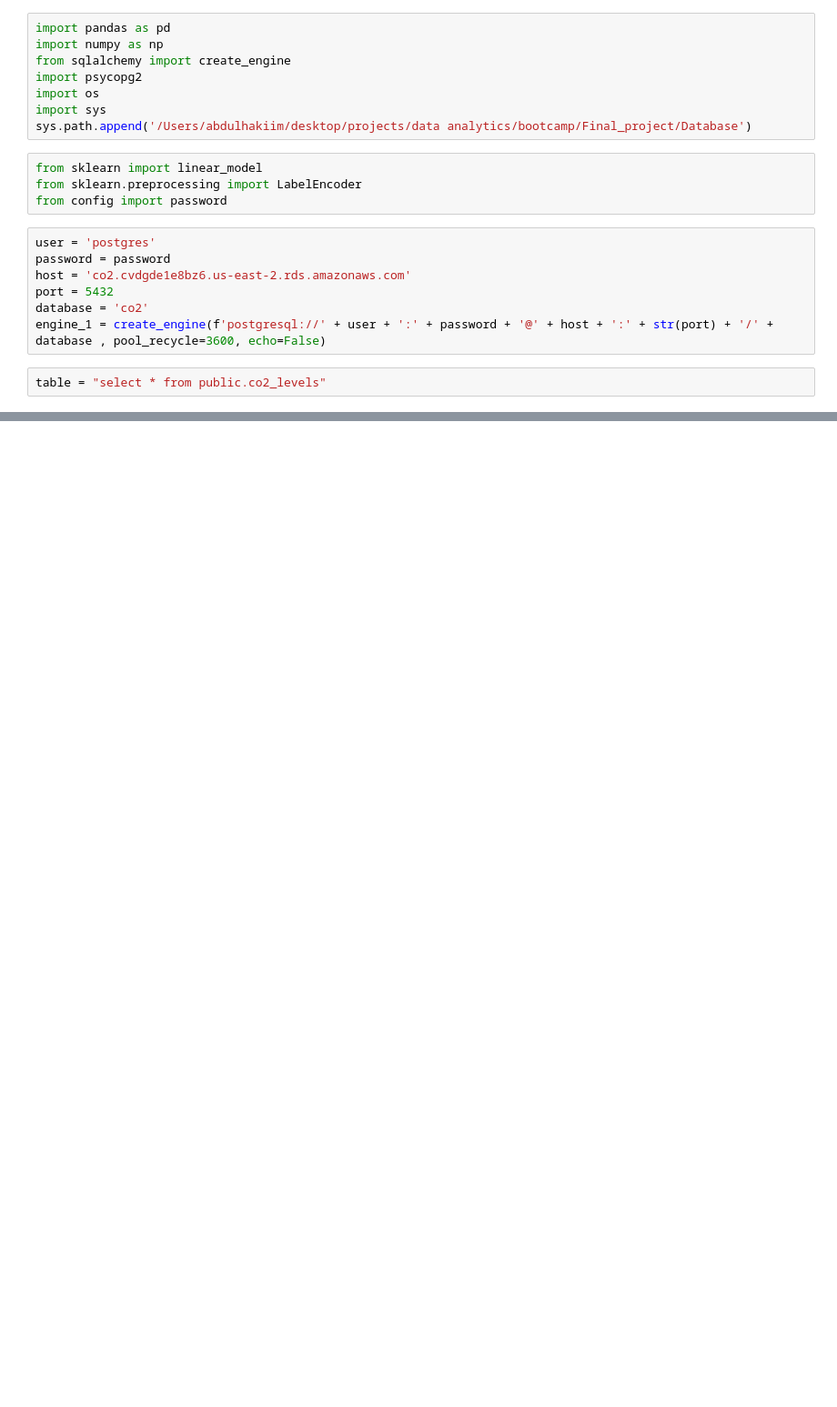
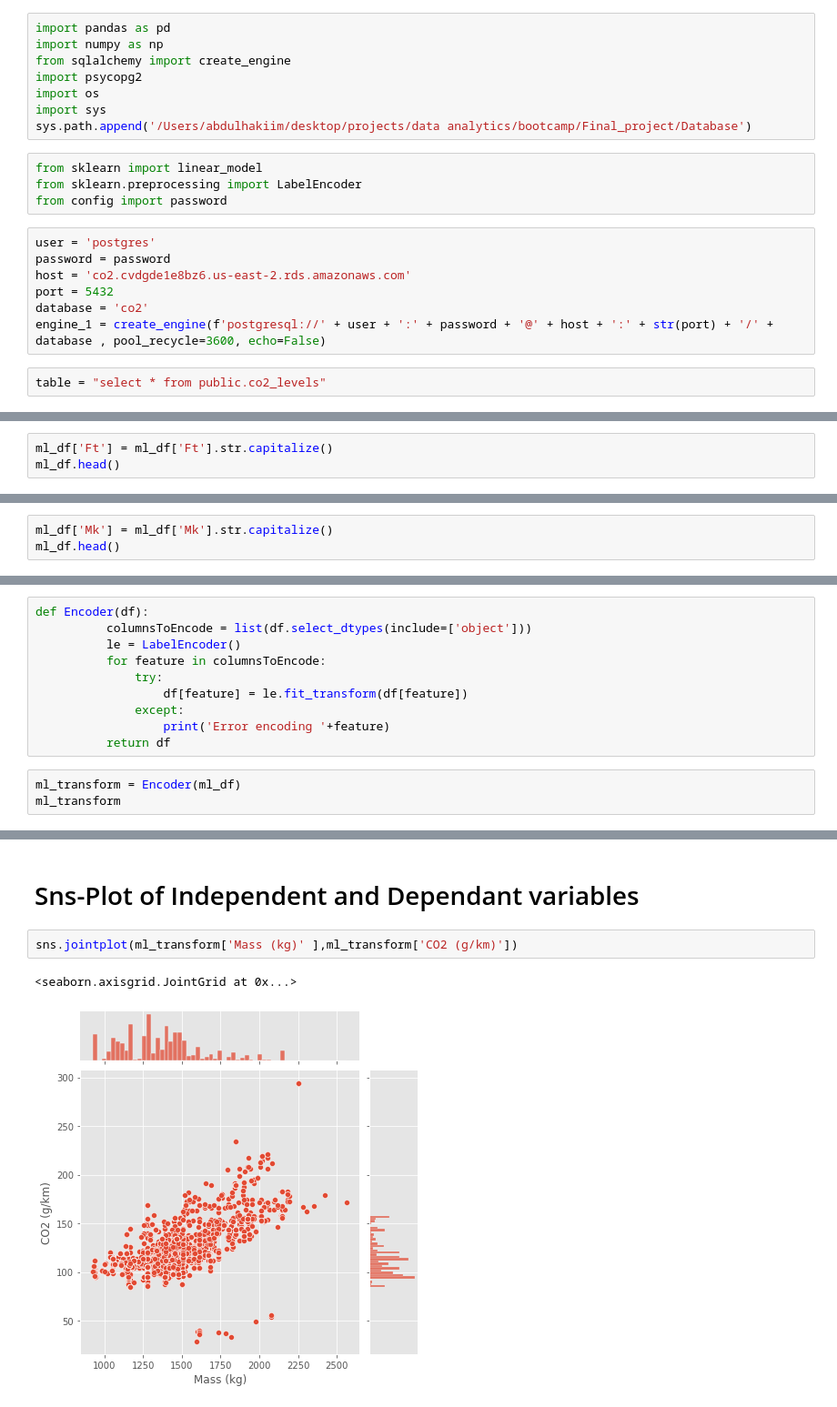
Before and after one commit to two-suns/CO2_Emissions_Estimator, a Jupyter notebook: ML_Model_2.ipynb, the cells around one changed output, grey strips where cells are left out. Shown at 91% size. Drawn from its saved outputs; the diff is of its cells as text; blank space fills up the shorter version.

```diff
--- a/ML_Model_2.ipynb
+++ b/ML_Model_2.ipynb
@@ -42,3 +48,6 @@ df.head()
 | 2 | 3034859 | RENAULT | M1 | M1 | DIESEL | M | 1253.0 | 95.0 | ... |
 | 3 | 3034866 | RENAULT | M1 | M1 | DIESEL | M | 1253.0 | 95.0 | ... |
 | 4 | 3034873 | RENAULT | M1 | M1 | DIESEL | M | 1253.0 | 95.0 | ... |
+# %%
+ml_df['Ft'] = ml_df['Ft'].str.capitalize()
+ml_df.head()
@@ -44,0 +61,3 @@ df.head()
+# %%
+ml_df['Mk'] = ml_df['Mk'].str.capitalize()
+ml_df.head()
@@ -44,0 +71,13 @@ df.head()
+# %%
+def Encoder(df):
+          columnsToEncode = list(df.select_dtypes(include=['object']))
+          le = LabelEncoder()
+          for feature in columnsToEncode:
+              try:
+                  df[feature] = le.fit_transform(df[feature])
+              except:
+                  print('Error encoding '+feature)
+          return df
+# %%
+ml_transform = Encoder(ml_df)
+ml_transform
@@ -44,0 +154,7 @@ df.head()
+# %% [markdown]
+# Sns-Plot of Independent and Dependant variables
+# %%
+sns.jointplot(ml_transform['Mass (kg)' ],ml_transform['CO2 (g/km)'])
+# %% [output]
+<seaborn.axisgrid.JointGrid at 0x...>
+[figure, added]
```
Also changed, not shown: parts of 56 cells of this notebook, 2 other files.
